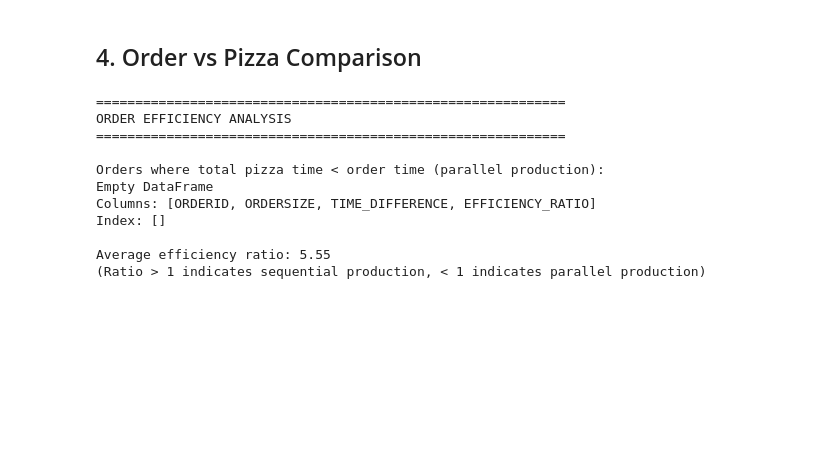
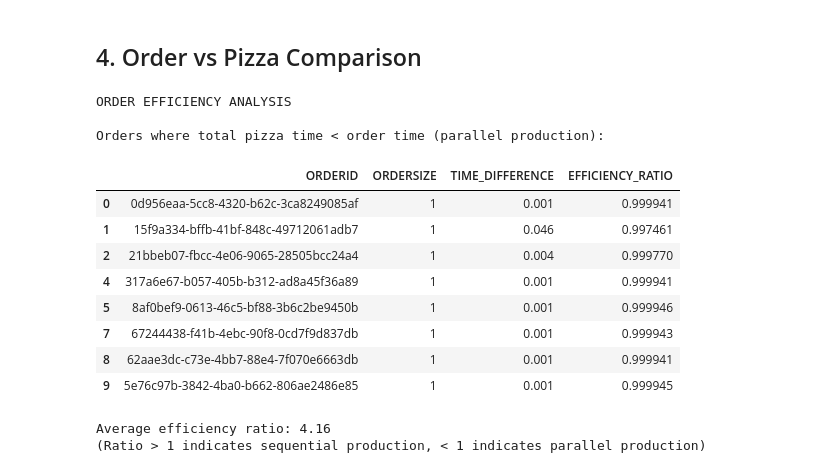
Before and after one commit to The-European-Avengers/pizza-i4-architecture-group2, a Jupyter notebook: src/data-analysis/analysis2.ipynb, the cells around one changed output. Cells and saved outputs as stored; diff of their text form; code cells hidden in the pictures; blank space fills up the shorter version.

```diff
--- a/src/data-analysis/analysis2.ipynb
+++ b/src/data-analysis/analysis2.ipynb
@@ -297,33 +228,34 @@ print("✓ Saved: pizza_analysis_comprehensive.png")
 # %%
 # Compare total order time vs sum of pizza times
 pizza_sum_by_order = pizza_enriched.groupby('S_ORDER_ID')['LATENCY_S'].sum().reset_index()
 pizza_sum_by_order.columns = ['ORDERID', 'TOTAL_PIZZA_TIME']
 
 comparison = completed_orders[['ORDERID', 'ORDERSIZE', 'LATENCY_S']].merge(
     pizza_sum_by_order, on='ORDERID', how='inner'
 )
 comparison['TIME_DIFFERENCE'] = comparison['LATENCY_S'] - comparison['TOTAL_PIZZA_TIME']
 comparison['EFFICIENCY_RATIO'] = comparison['TOTAL_PIZZA_TIME'] / comparison['LATENCY_S']
 
-print("=" * 60)
 print("ORDER EFFICIENCY ANALYSIS")
-print("=" * 60)
 print("\nOrders where total pizza time < order time (parallel production):")
-print(comparison[comparison['TIME_DIFFERENCE'] > 0][['ORDERID', 'ORDERSIZE', 'TIME_DIFFERENCE', 'EFFICIENCY_RATIO']])
+display(comparison[comparison['TIME_DIFFERENCE'] > 0][['ORDERID', 'ORDERSIZE', 'TIME_DIFFERENCE', 'EFFICIENCY_RATIO']])
 
 print(f"\nAverage efficiency ratio: {comparison['EFFICIENCY_RATIO'].mean():.2f}")
 print(f"(Ratio > 1 indicates sequential production, < 1 indicates parallel production)")
 # %% [output]
-============================================================
 ORDER EFFICIENCY ANALYSIS
-============================================================
 
 Orders where total pizza time < order time (parallel production):
-Empty DataFrame
-Columns: [ORDERID, ORDERSIZE, TIME_DIFFERENCE, EFFICIENCY_RATIO]
-Index: []
-
-Average efficiency ratio: 5.55
-(Ratio > 1 indicates sequential production, < 1 indicates parallel production)
+|  | ORDERID | ORDERSIZE | TIME_DIFFERENCE | EFFICIENCY_RATIO |
+| 0 | 0d956eaa-5cc8-4320-b62c-3ca8249085af | 1 | 0.001 | 0.999941 |
+| 1 | 15f9a334-bffb-41bf-848c-49712061adb7 | 1 | 0.046 | 0.997461 |
+| 2 | 21bbeb07-fbcc-4e06-9065-28505bcc24a4 | 1 | 0.004 | 0.999770 |
+| 4 | 317a6e67-b057-405b-b312-ad8a45f36a89 | 1 | 0.001 | 0.999941 |
+| 5 | 8af0bef9-0613-46c5-bf88-3b6c2be9450b | 1 | 0.001 | 0.999946 |
+| 7 | 67244438-f41b-4ebc-90f8-0cd7f9d837db | 1 | 0.001 | 0.999943 |
+| 8 | 62aae3dc-c73e-4bb7-88e4-7f070e6663db | 1 | 0.001 | 0.999941 |
+| 9 | 5e76c97b-3842-4ba0-b662-806ae2486e85 | 1 | 0.001 | 0.999945 |
+Average efficiency ratio: 4.16
+(Ratio > 1 indicates sequential production, < 1 indicates parallel production)
 # %%
 fig, axes = plt.subplots(1, 2, figsize=(16, 6))
```
Also changed, not shown: parts of 11 cells of this notebook, 2 other files.
